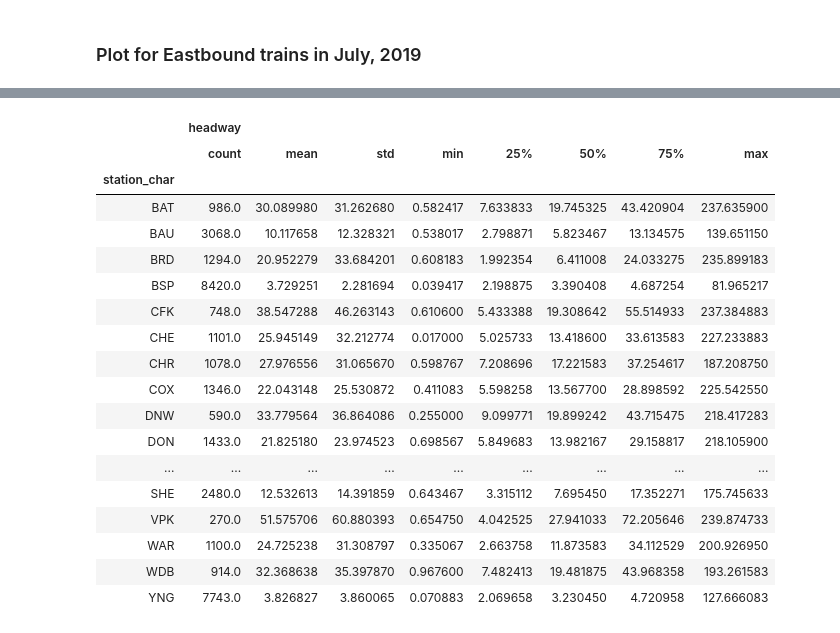
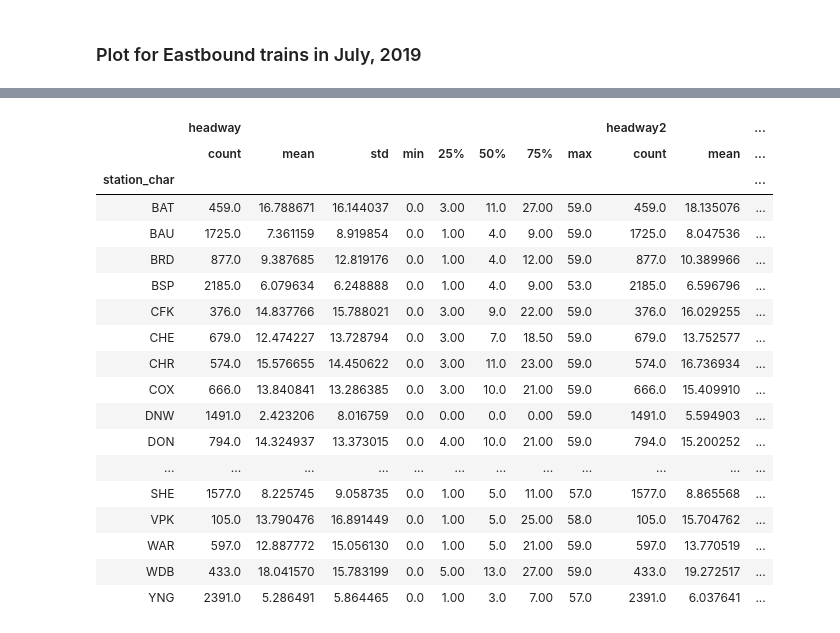
Before and after one commit to CivicTechTO/ttc_subway_times, a Jupyter notebook: doc/Headway_analysis.ipynb, the cells around one changed output, grey strips where cells are left out. Cells and saved outputs as stored; diff of their text form; code cells hidden in the pictures.

```diff
--- a/doc/Headway_analysis.ipynb
+++ b/doc/Headway_analysis.ipynb
@@ -90,5 +81 @@ ttc_2[ttc_2.trainid.shift(2,fill_value = -1) == ttc_2.trainid]
-# %%
-# Remove these trains
-ttc_2.drop(ttc_2[(ttc_2.trainid.shift(-1,fill_value = -1) == ttc_2.trainid) & (
-        ttc_2.trainid.shift(1,fill_value = -1) == ttc_2.trainid)].index,inplace=True)
 # %% [markdown]
@@ -173,0 +161,7 @@ ttc_5.head(15)
+# %%
+headway2 = pd.to_datetime(ttc_4['request_date'][1:]).reset_index(
+    drop=True)-pd.to_datetime(ttc_4['request_date'][:-1]).reset_index(drop=True);
+
+# Add to ttc_5 data set
+ttc_5['headway2'] = headway2;
+ttc_5.head(15)
@@ -178,12 +192,21 @@ ttc_5.drop(ttc_5[(ttc_5['headway'] > pd.to_timedelta('4 hours')) | (
         ttc_5['headway'] < pd.to_timedelta('0 days'))].index,inplace=True);
 
 # change headway column into numbers with unit: min
-ttc_5['headway'] = np.array(ttc_5['headway'].astype('timedelta64[ms]'))/60000;
+ttc_5['headway'] = np.array(ttc_5['headway'].astype('timedelta64[m]'));
+
+# Do the same for headway2
+ttc_5.drop(ttc_5[(ttc_5['headway2'] > pd.to_timedelta('4 hours')) | (
+        ttc_5['headway2'] < pd.to_timedelta('0 days'))].index,inplace=True);
+
+ttc_5['headway2'] = np.array(ttc_5['headway2'].astype('timedelta64[m]'));
+
+# Only for headway less than 60min
+ttc_efa = ttc_5.loc[(ttc_5['traindirection'] == 'East') & (ttc_5['headway'] < 60),
+        ['stationid','station_char','headway','headway2']].copy();
 # %% [markdown]
 ### Plot for Eastbound trains in July, 2019
 # %%
-ttc_efa = ttc_5.loc[ttc_5['traindirection'] == 'East',
-        ['stationid','station_char','headway']].copy();
+
 # sort stations from KIP to KEN
 ttc_efa.sort_values(by=['stationid'], inplace=True);
 
@@ -197,22 +228,22 @@ f1.set_ylabel('Time (min)');
 # %%
-ttc_efa.drop(['stationid'], axis=1).groupby('station_char').describe()
+ttc_efa[['station_char','headway','headway2']].groupby('station_char').describe()
 # %% [output]
-|  | headway |  |  |  |  |  |  |  |
-|  | count | mean | std | min | 25% | 50% | 75% | max |
-| station_char |  |  |  |  |  |  |  |  |
-| BAT | 986.0 | 30.089980 | 31.262680 | 0.582417 | 7.633833 | 19.745325 | 43.420904 | 237.635900 |
-| BAU | 3068.0 | 10.117658 | 12.328321 | 0.538017 | 2.798871 | 5.823467 | 13.134575 | 139.651150 |
-| BRD | 1294.0 | 20.952279 | 33.684201 | 0.608183 | 1.992354 | 6.411008 | 24.033275 | 235.899183 |
-| BSP | 8420.0 | 3.729251 | 2.281694 | 0.039417 | 2.198875 | 3.390408 | 4.687254 | 81.965217 |
-| CFK | 748.0 | 38.547288 | 46.263143 | 0.610600 | 5.433388 | 19.308642 | 55.514933 | 237.384883 |
-| CHE | 1101.0 | 25.945149 | 32.212774 | 0.017000 | 5.025733 | 13.418600 | 33.613583 | 227.233883 |
-| CHR | 1078.0 | 27.976556 | 31.065670 | 0.598767 | 7.208696 | 17.221583 | 37.254617 | 187.208750 |
-| COX | 1346.0 | 22.043148 | 25.530872 | 0.411083 | 5.598258 | 13.567700 | 28.898592 | 225.542550 |
-| DNW | 590.0 | 33.779564 | 36.864086 | 0.255000 | 9.099771 | 19.899242 | 43.715475 | 218.417283 |
-| DON | 1433.0 | 21.825180 | 23.974523 | 0.698567 | 5.849683 | 13.982167 | 29.158817 | 218.105900 |
-| ... | ... | ... | ... | ... | ... | ... | ... | ... |
-| SHE | 2480.0 | 12.532613 | 14.391859 | 0.643467 | 3.315112 | 7.695450 | 17.352271 | 175.745633 |
-| VPK | 270.0 | 51.575706 | 60.880393 | 0.654750 | 4.042525 | 27.941033 | 72.205646 | 239.874733 |
-| WAR | 1100.0 | 24.725238 | 31.308797 | 0.335067 | 2.663758 | 11.873583 | 34.112529 | 200.926950 |
-| WDB | 914.0 | 32.368638 | 35.397870 | 0.967600 | 7.482413 | 19.481875 | 43.968358 | 193.261583 |
-| YNG | 7743.0 | 3.826827 | 3.860065 | 0.070883 | 2.069658 | 3.230450 | 4.720958 | 127.666083 |
+|  | headway |  |  |  |  |  |  |  | headway2 |  | ... |
+|  | count | mean | std | min | 25% | 50% | 75% | max | count | mean | ... |
+| station_char |  |  |  |  |  |  |  |  |  |  | ... |
+| BAT | 459.0 | 16.788671 | 16.144037 | 0.0 | 3.00 | 11.0 | 27.00 | 59.0 | 459.0 | 18.135076 | ... |
+| BAU | 1725.0 | 7.361159 | 8.919854 | 0.0 | 1.00 | 4.0 | 9.00 | 59.0 | 1725.0 | 8.047536 | ... |
+| BRD | 877.0 | 9.387685 | 12.819176 | 0.0 | 1.00 | 4.0 | 12.00 | 59.0 | 877.0 | 10.389966 | ... |
+| BSP | 2185.0 | 6.079634 | 6.248888 | 0.0 | 1.00 | 4.0 | 9.00 | 53.0 | 2185.0 | 6.596796 | ... |
+| CFK | 376.0 | 14.837766 | 15.788021 | 0.0 | 3.00 | 9.0 | 22.00 | 59.0 | 376.0 | 16.029255 | ... |
+| CHE | 679.0 | 12.474227 | 13.728794 | 0.0 | 3.00 | 7.0 | 18.50 | 59.0 | 679.0 | 13.752577 | ... |
+| CHR | 574.0 | 15.576655 | 14.450622 | 0.0 | 3.00 | 11.0 | 23.00 | 59.0 | 574.0 | 16.736934 | ... |
+| COX | 666.0 | 13.840841 | 13.286385 | 0.0 | 3.00 | 10.0 | 21.00 | 59.0 | 666.0 | 15.409910 | ... |
+| DNW | 1491.0 | 2.423206 | 8.016759 | 0.0 | 0.00 | 0.0 | 0.00 | 59.0 | 1491.0 | 5.594903 | ... |
+| DON | 794.0 | 14.324937 | 13.373015 | 0.0 | 4.00 | 10.0 | 21.00 | 59.0 | 794.0 | 15.200252 | ... |
+| ... | ... | ... | ... | ... | ... | ... | ... | ... | ... | ... | ... |
+| SHE | 1577.0 | 8.225745 | 9.058735 | 0.0 | 1.00 | 5.0 | 11.00 | 57.0 | 1577.0 | 8.865568 | ... |
+| VPK | 105.0 | 13.790476 | 16.891449 | 0.0 | 1.00 | 5.0 | 25.00 | 58.0 | 105.0 | 15.704762 | ... |
+| WAR | 597.0 | 12.887772 | 15.056130 | 0.0 | 1.00 | 5.0 | 21.00 | 59.0 | 597.0 | 13.770519 | ... |
+| WDB | 433.0 | 18.041570 | 15.783199 | 0.0 | 5.00 | 13.0 | 27.00 | 59.0 | 433.0 | 19.272517 | ... |
+| YNG | 2391.0 | 5.286491 | 5.864465 | 0.0 | 1.00 | 3.0 | 7.00 | 57.0 | 2391.0 | 6.037641 | ... |
```
Also changed, not shown: parts of 20 cells of this notebook.
